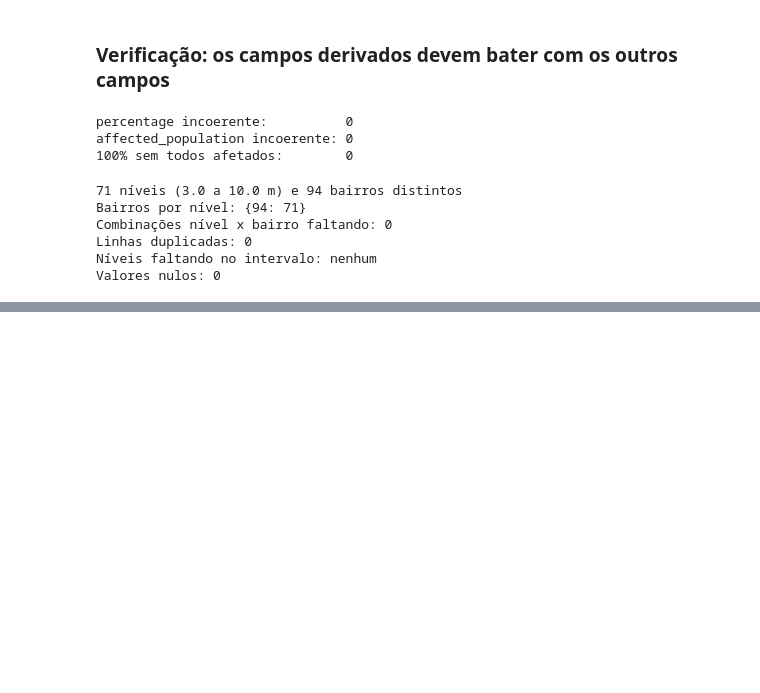
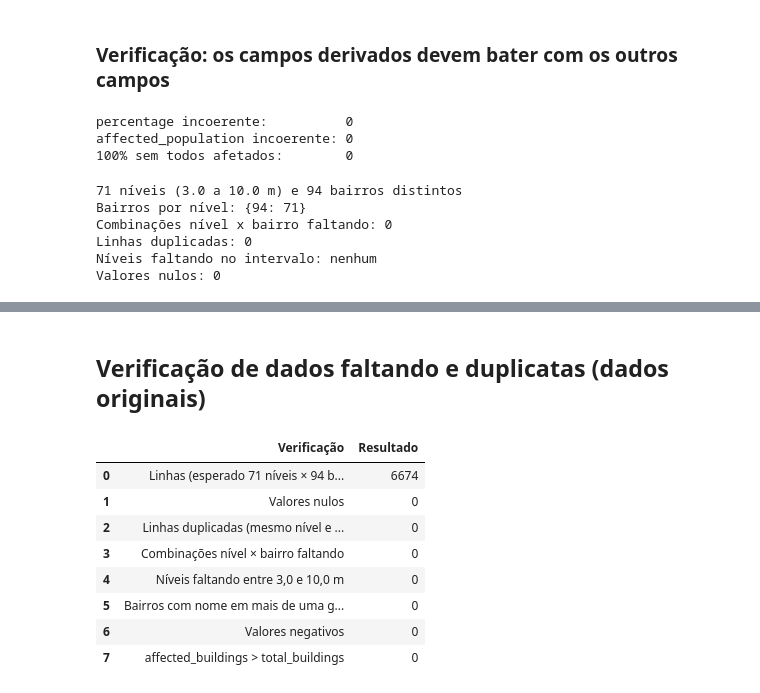
Before and after one commit to FernandoJungLau/projeto-enchentes, a Jupyter notebook: notebooks/analise_exploratoria_inct.ipynb, the cells around one changed output, grey strips where cells are left out. Saved outputs shown, nothing was run; the diff lists cells and outputs as text; code cells hidden in the pictures; blank space fills up the shorter version.

```diff
--- a/notebooks/analise_exploratoria_inct.ipynb
+++ b/notebooks/analise_exploratoria_inct.ipynb
@@ -296,0 +328,42 @@ Valores nulos: 0
+# %% [markdown]
+## Verificação de dados faltando e duplicatas (dados originais)
+# %%
+campos = ["affected_buildings", "total_buildings", "percentage", "population", "affected_population"]
+
+# Nomes de bairro com espaços extras ou que só diferem em maiúsculas/minúsculas (formatos inconsistentes)
+nomes = pd.Series(df["bairro"].unique())
+variantes = nomes.groupby(nomes.str.strip().str.lower()).size()
+
+verificacao = pd.DataFrame({
+    "Verificação": [
+        "Linhas (esperado 71 níveis × 94 bairros = 6674)",
+        "Valores nulos",
+        "Linhas duplicadas (mesmo nível e bairro)",
+        "Combinações nível × bairro faltando",
+        "Níveis faltando entre 3,0 e 10,0 m",
+        "Bairros com nome em mais de uma grafia",
+        "Valores negativos",
+        "affected_buildings > total_buildings",
+    ],
+    "Resultado": [
+        len(df),
+        int(df[campos].isna().sum().sum()),
+        int(df.duplicated(["nivel_m", "bairro"]).sum()),
+        len(faltando),
+        len(niveis_faltando),
+        int((variantes > 1).sum()),
+        int((df[campos] < 0).sum().sum()),
+        int((df["affected_buildings"] > df["total_buildings"]).sum()),
+    ],
+})
+verificacao
+# %% [output]
+|  | Verificação | Resultado |
+| 0 | Linhas (esperado 71 níveis × 94 b... | 6674 |
+| 1 | Valores nulos | 0 |
+| 2 | Linhas duplicadas (mesmo nível e ... | 0 |
+| 3 | Combinações nível × bairro faltando | 0 |
+| 4 | Níveis faltando entre 3,0 e 10,0 m | 0 |
+| 5 | Bairros com nome em mais de uma g... | 0 |
+| 6 | Valores negativos | 0 |
+| 7 | affected_buildings > total_buildings | 0 |
```
Also changed, not shown: parts of 9 cells of this notebook, 1 other file.
